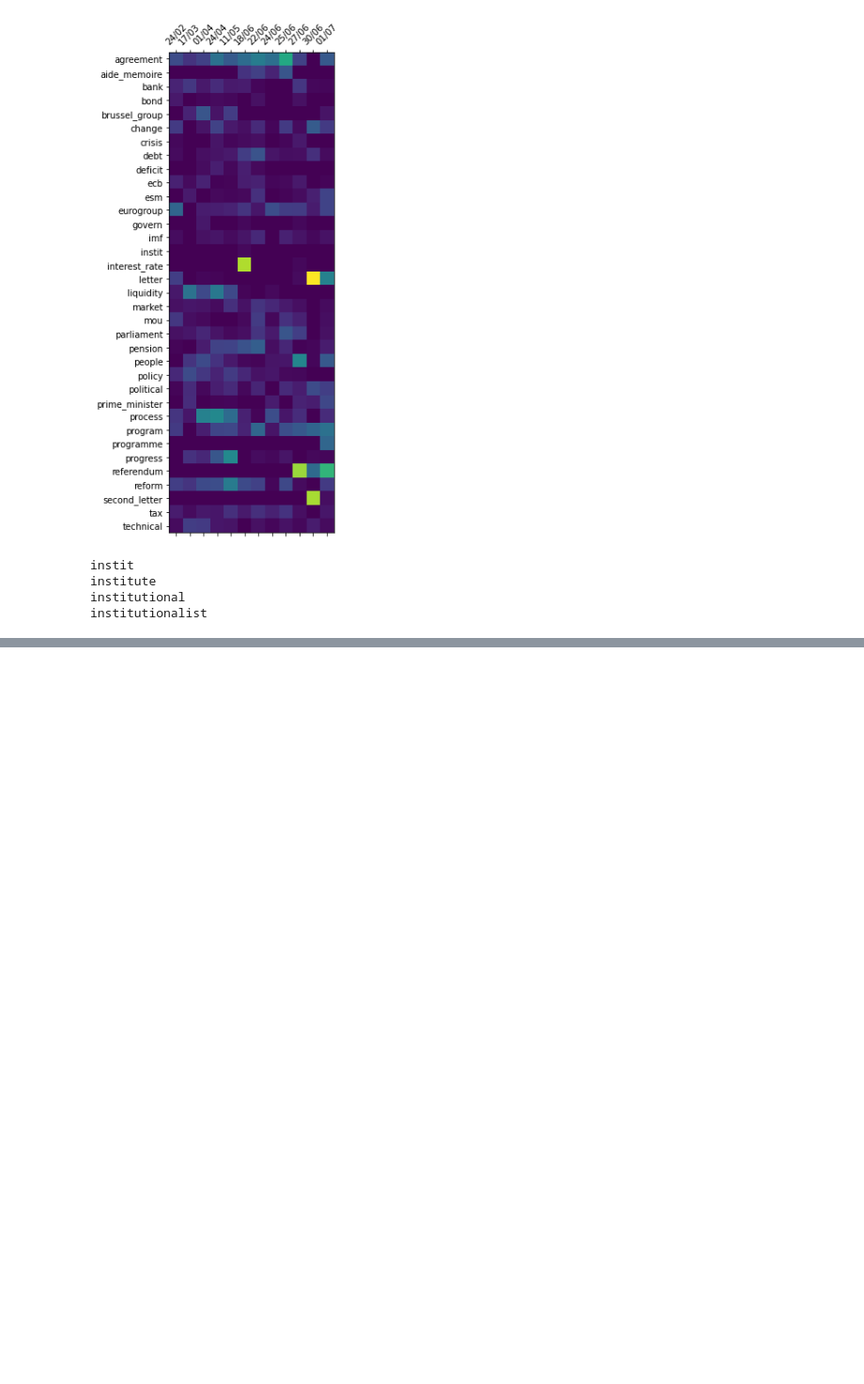
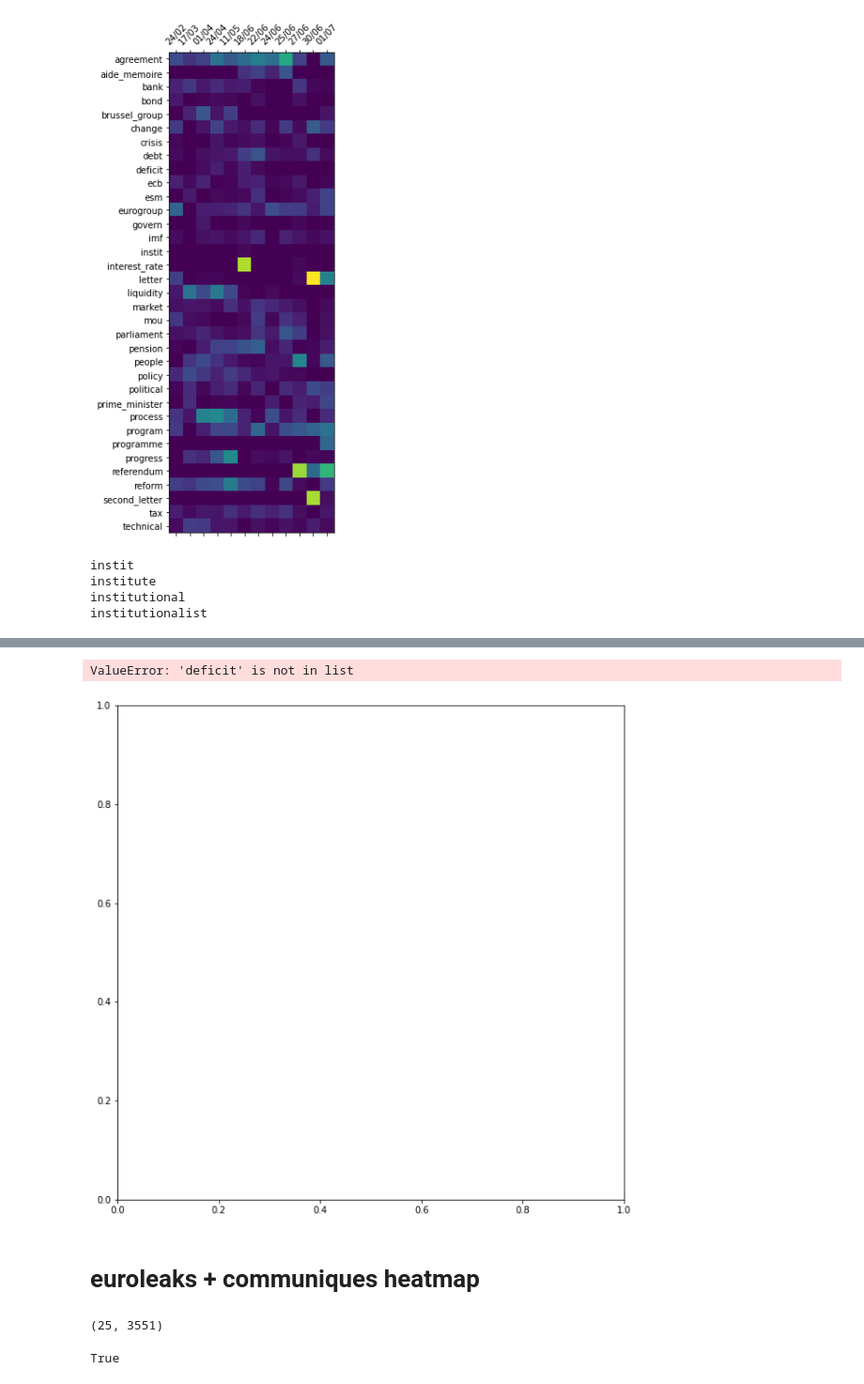
Before and after one commit to ariansajina/master-thesis, a Jupyter notebook: notebooks/tfidf-nnmf.ipynb, the cells around one changed output, grey strips where cells are left out. Shown at 94% size. Saved outputs shown, nothing was run; the diff lists cells and outputs as text; code cells hidden in the pictures; blank space fills up the shorter version.

```diff
--- a/notebooks/tfidf-nnmf.ipynb
+++ b/notebooks/tfidf-nnmf.ipynb
@@ -901,0 +1077,2 @@ institutionalist
+# %%
+dates = grouped.index.values
@@ -901,0 +1166,14 @@ institutionalist
+# %%
+nmf = NMF(n_components=3,
+          init='nndsvd',
+          beta_loss='frobenius',
+          max_iter=1000,
+          random_state=0,
+          alpha=0,
+          l1_ratio=0)
+
+W = nmf.fit_transform(X.toarray())
+H = nmf.components_
+
+print(f'W shape: {W.shape}')
+print(f'H shape: {H.shape}')
@@ -901,0 +1306,14 @@ institutionalist
+# %%
+fig, ax = plt.subplots(figsize=(10,10))
+
+ax.matshow(X.toarray()[:,[tfidf_vectorizer.get_feature_names().index(word) for word in keywords]].T)
+ax.set_yticks(range(len(keywords)))
+_ = ax.set_yticklabels(keywords)
+ax.set_xticks(range(X.shape[0]))
+formated_dates = dates.to_series().apply(lambda s: pd.to_datetime(s).strftime('%d/%m')).values
+_ = ax.set_xticklabels(formated_dates, rotation=45)
+# %% [output]
+ValueError: 'deficit' is not in list
+[figure, added]
+# %% [markdown]
+# euroleaks + communiques heatmap
@@ -901,0 +1420,4 @@ institutionalist
+# %%
+X.shape
+# %% [output]
+(25, 3551)
@@ -901,0 +1491,4 @@ institutionalist
+# %%
+'greece' in tfidf_vectorizer.get_feature_names()
+# %% [output]
+True
```
Also changed, not shown: parts of 56 cells of this notebook.
